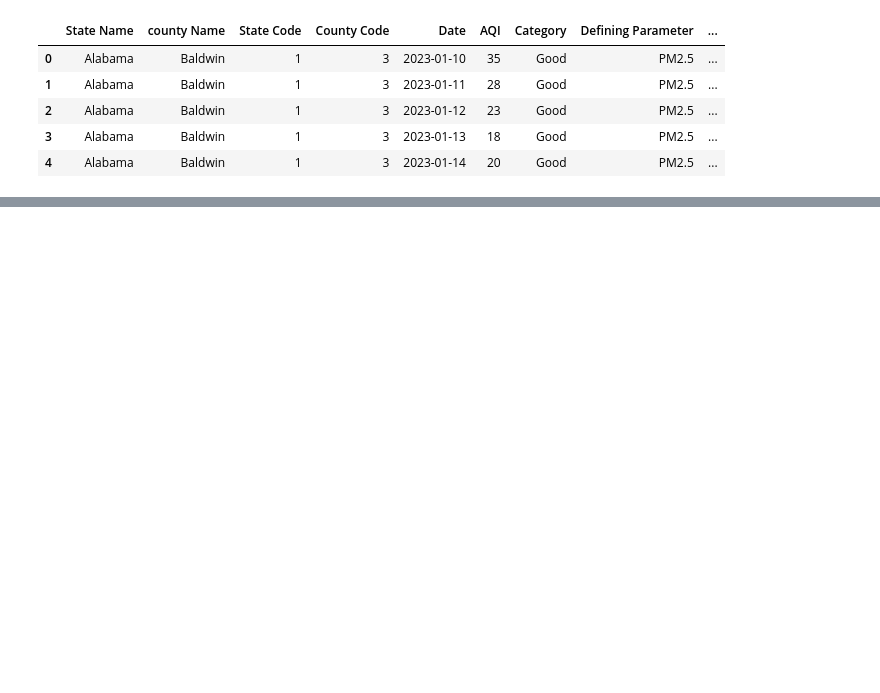
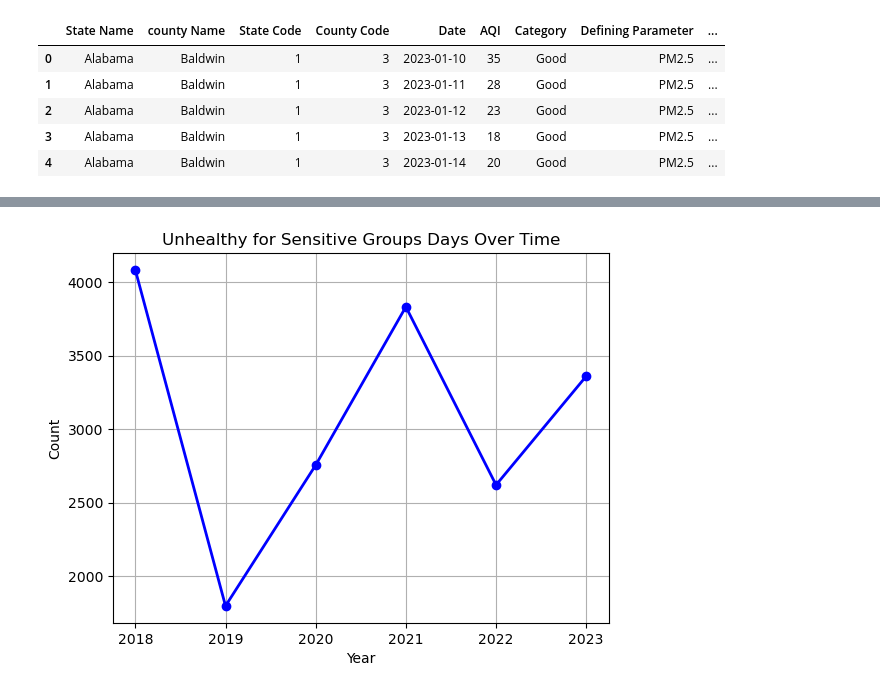
Before and after one commit to emilyclairevoyant/data-questers, a Jupyter notebook: Years2018-2023_piecharts.ipynb, the cells around one changed output, grey strips where cells are left out. Saved outputs shown, nothing was run; the diff lists cells and outputs as text; code cells hidden in the pictures; blank space fills up the shorter version.

```diff
--- a/Years2018-2023_piecharts.ipynb
+++ b/Years2018-2023_piecharts.ipynb
@@ -157,0 +189,12 @@ plt.show()
+# %%
+#unhealthy for sensitive days over time
+#print(days2021_count.iloc[2])
+#print(days2021_count)
+plt.plot(years, [days2018_count.iloc[2], days2019_count.iloc[2], days2020_count.iloc[2], days2021_count.iloc[2], days2022_count.iloc[2], days2023_count.iloc[2]], marker='o', color='b', linestyle='-', linewidth=2)
+plt.xlabel('Year')
+plt.ylabel('Count')
+plt.title('Unhealthy for Sensitive Groups Days Over Time')
+plt.grid(True)
+plt.show()
+# %% [output]
+[figure, added]
```
Also changed, not shown: parts of 9 cells of this notebook.
